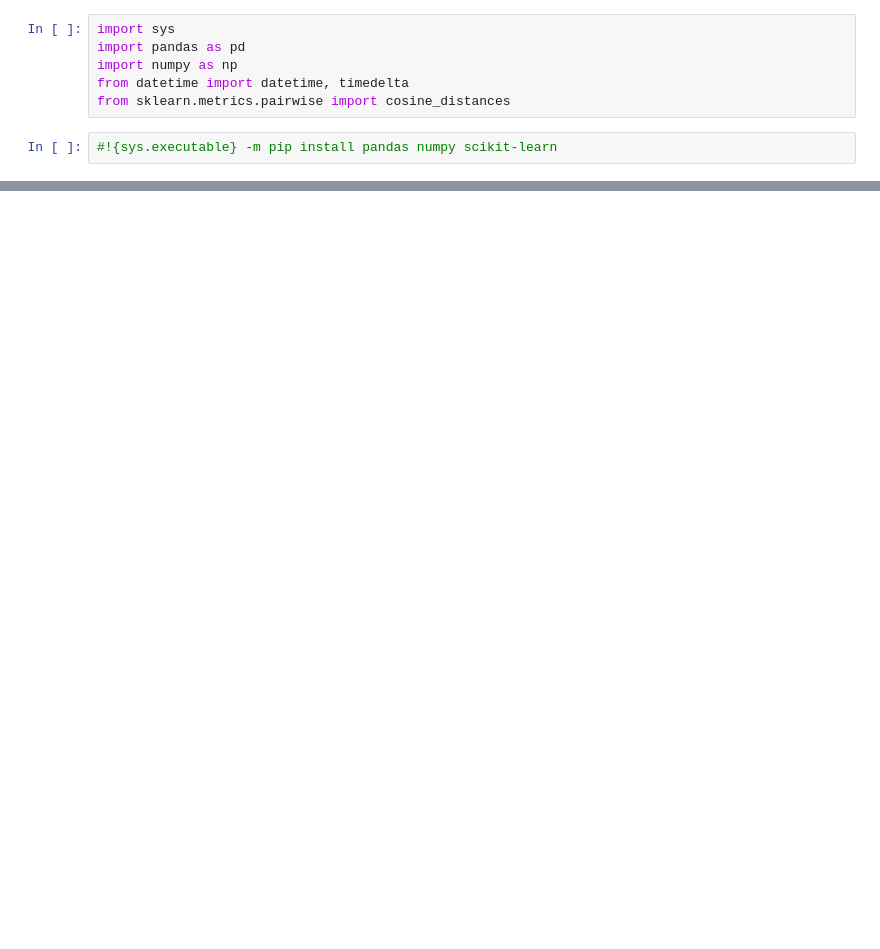
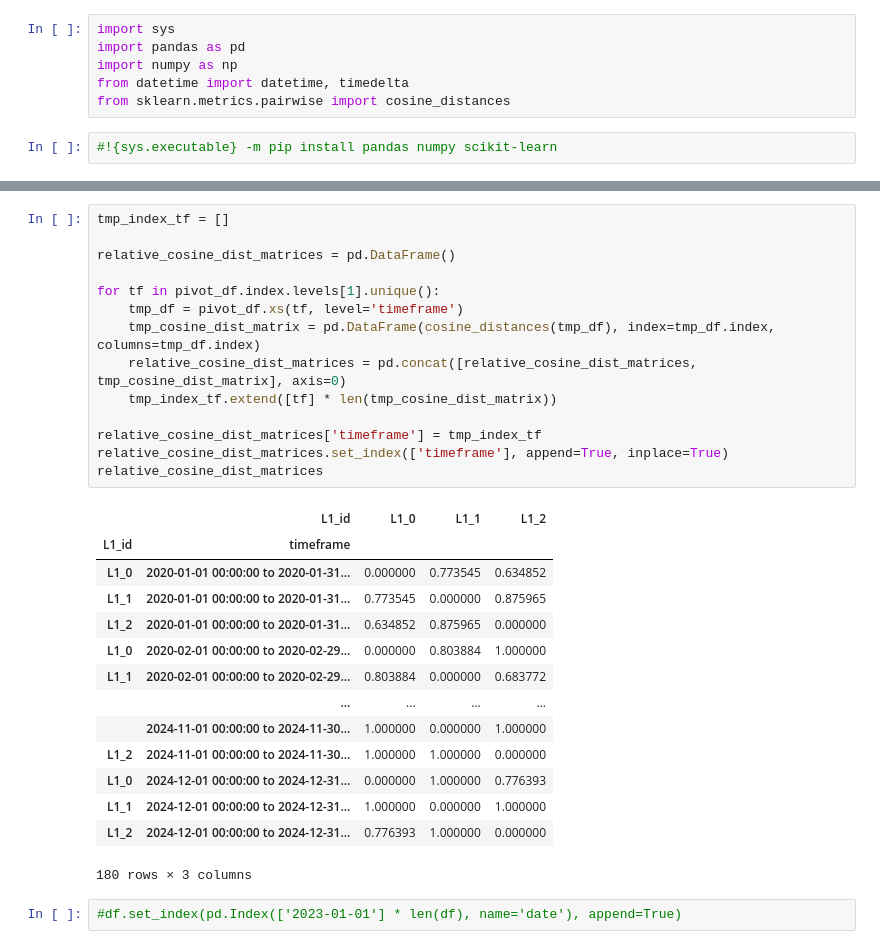
Before and after one commit to SonyCSLParis/STDL, a Jupyter notebook: example_data_gen.ipynb, the cells around one changed output, grey strips where cells are left out. Saved outputs shown, nothing was run; the diff lists cells and outputs as text; blank space fills up the shorter version.

```diff
--- a/example_data_gen.ipynb
+++ b/example_data_gen.ipynb
@@ -80,0 +94,31 @@ pivot_df
+# %%
+tmp_index_tf = []
+
+relative_cosine_dist_matrices = pd.DataFrame()
+
+for tf in pivot_df.index.levels[1].unique():
+    tmp_df = pivot_df.xs(tf, level='timeframe')
+    tmp_cosine_dist_matrix = pd.DataFrame(cosine_distances(tmp_df), index=tmp_df.index, columns=tmp_df.index)
+    relative_cosine_dist_matrices = pd.concat([relative_cosine_dist_matrices, tmp_cosine_dist_matrix], axis=0)
+    tmp_index_tf.extend([tf] * len(tmp_cosine_dist_matrix))
+
+relative_cosine_dist_matrices['timeframe'] = tmp_index_tf
+relative_cosine_dist_matrices.set_index(['timeframe'], append=True, inplace=True)
+relative_cosine_dist_matrices
+# %% [output]
+|  | L1_id | L1_0 | L1_1 | L1_2 |
+| L1_id | timeframe |  |  |  |
+| L1_0 | 2020-01-01 00:00:00 to 2020-01-31... | 0.000000 | 0.773545 | 0.634852 |
+| L1_1 | 2020-01-01 00:00:00 to 2020-01-31... | 0.773545 | 0.000000 | 0.875965 |
+| L1_2 | 2020-01-01 00:00:00 to 2020-01-31... | 0.634852 | 0.875965 | 0.000000 |
+| L1_0 | 2020-02-01 00:00:00 to 2020-02-29... | 0.000000 | 0.803884 | 1.000000 |
+| L1_1 | 2020-02-01 00:00:00 to 2020-02-29... | 0.803884 | 0.000000 | 0.683772 |
+|  | ... | ... | ... | ... |
+|  | 2024-11-01 00:00:00 to 2024-11-30... | 1.000000 | 0.000000 | 1.000000 |
+| L1_2 | 2024-11-01 00:00:00 to 2024-11-30... | 1.000000 | 1.000000 | 0.000000 |
+| L1_0 | 2024-12-01 00:00:00 to 2024-12-31... | 0.000000 | 1.000000 | 0.776393 |
+| L1_1 | 2024-12-01 00:00:00 to 2024-12-31... | 1.000000 | 0.000000 | 1.000000 |
+| L1_2 | 2024-12-01 00:00:00 to 2024-12-31... | 0.776393 | 1.000000 | 0.000000 |
+180 rows × 3 columns
+# %%
+#df.set_index(pd.Index(['2023-01-01'] * len(df), name='date'), append=True)
```
Also changed, not shown: parts of 8 cells of this notebook.
